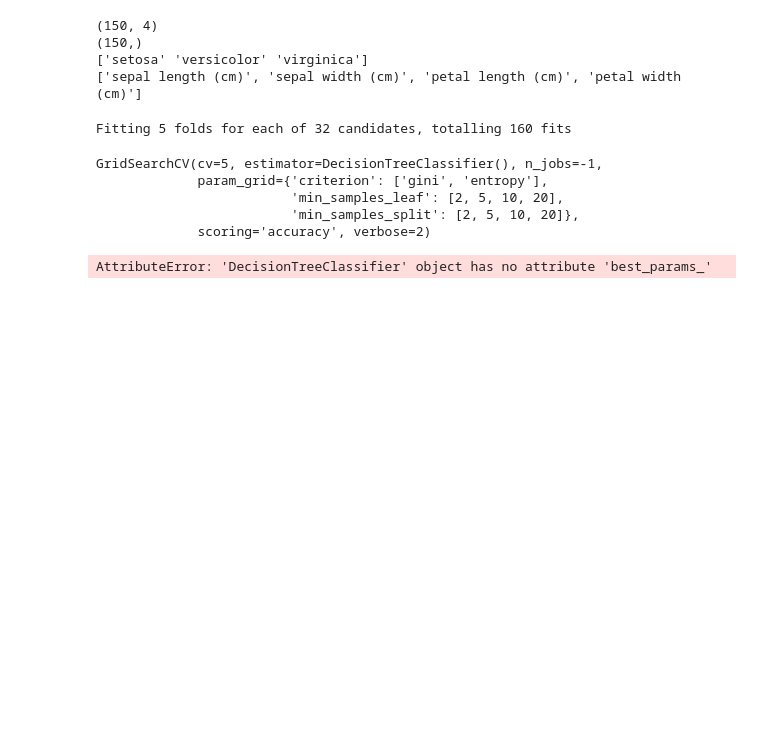
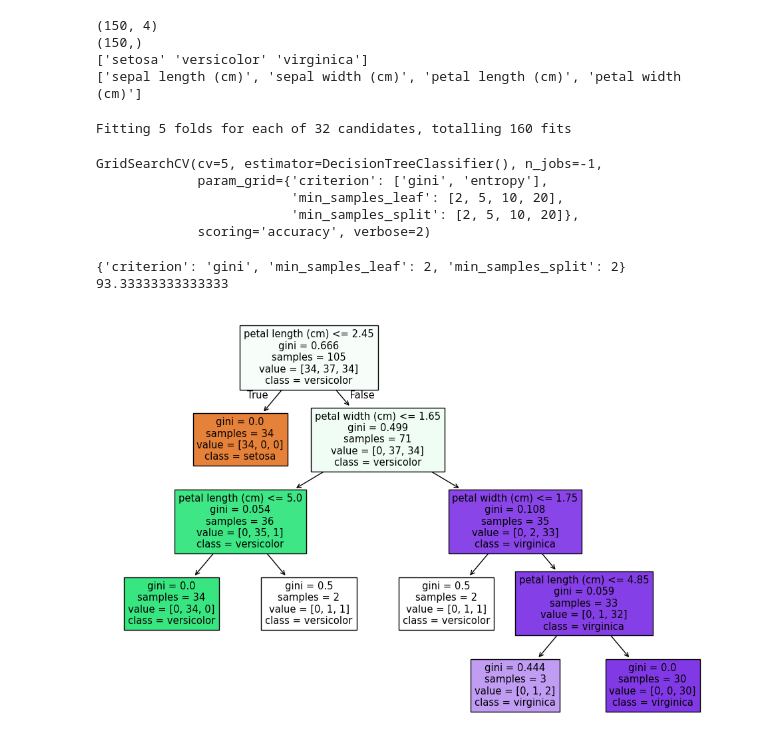
Before and after one commit to Aliakbar-omidi/Iris-practice-project, a Jupyter notebook: main.ipynb, the cells around one changed output. Drawn from its saved outputs; the diff is of its cells as text; code cells hidden in the pictures; blank space fills up the shorter version.

```diff
--- a/main.ipynb
+++ b/main.ipynb
@@ -55,11 +55,22 @@ GridSearchCV(cv=5, estimator=DecisionTreeClassifier(), n_jobs=-1,
 # The best model is found based on the given parameters and specified criteria
 
 clf = grid_model.best_estimator_
-print(clf.best_params_)
+print(grid_model.best_params_)
+
 
 y_pred = clf.predict(x_test)
 accuracy = accuracy_score(y_test, y_pred)
 
 print(accuracy * 100)
 # %% [output]
-AttributeError: 'DecisionTreeClassifier' object has no attribute 'best_params_'
+{'criterion': 'gini', 'min_samples_leaf': 2, 'min_samples_split': 2}
+93.33333333333333
+# %%
+# Tree visualization and related information
+
+plt.figure(figsize=(12, 8))
+
+plot_tree(clf, feature_names=feature_names, class_names=labels, filled=True)
+plt.show()
+# %% [output]
+[figure, added]
```
Also changed, not shown: parts of 6 cells of this notebook.
